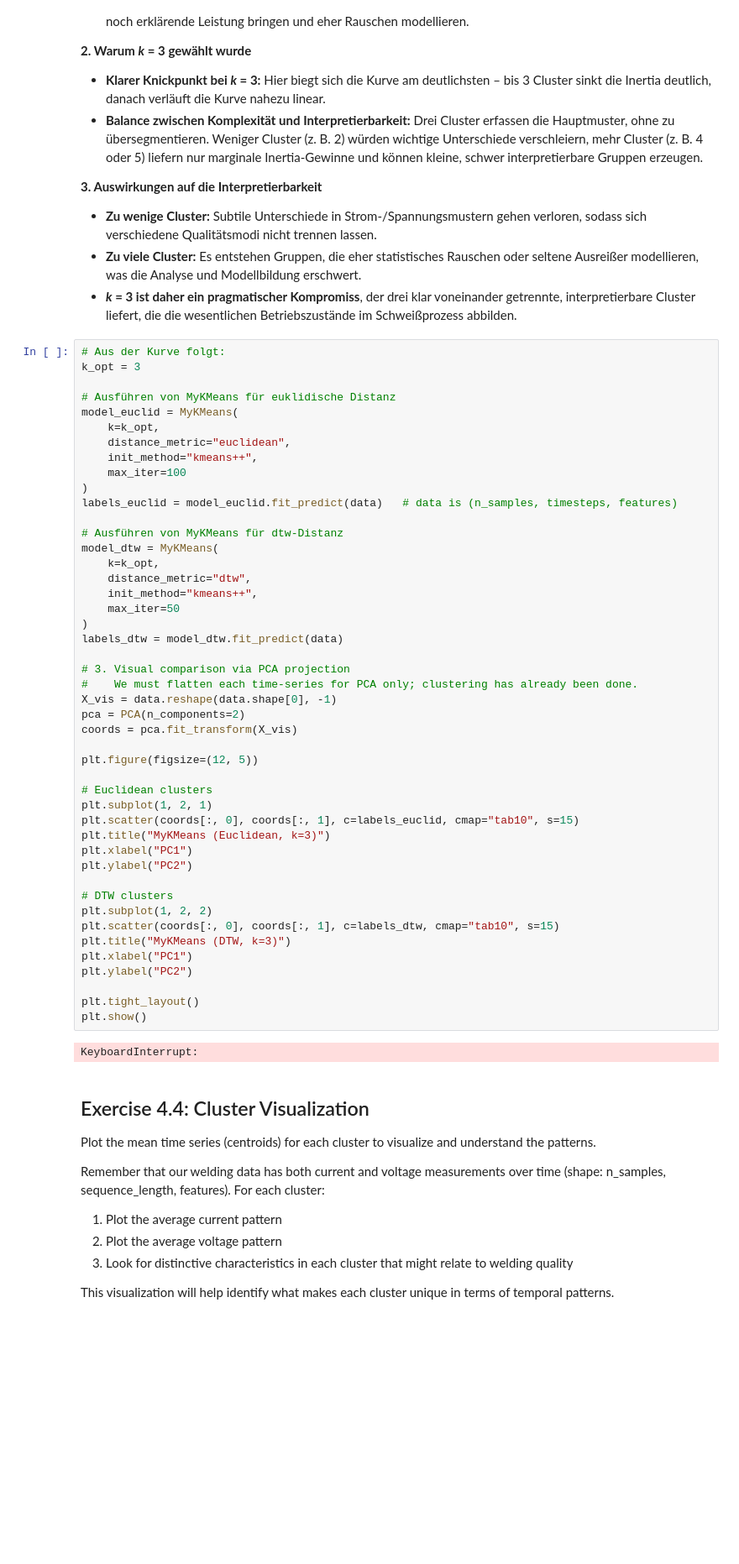
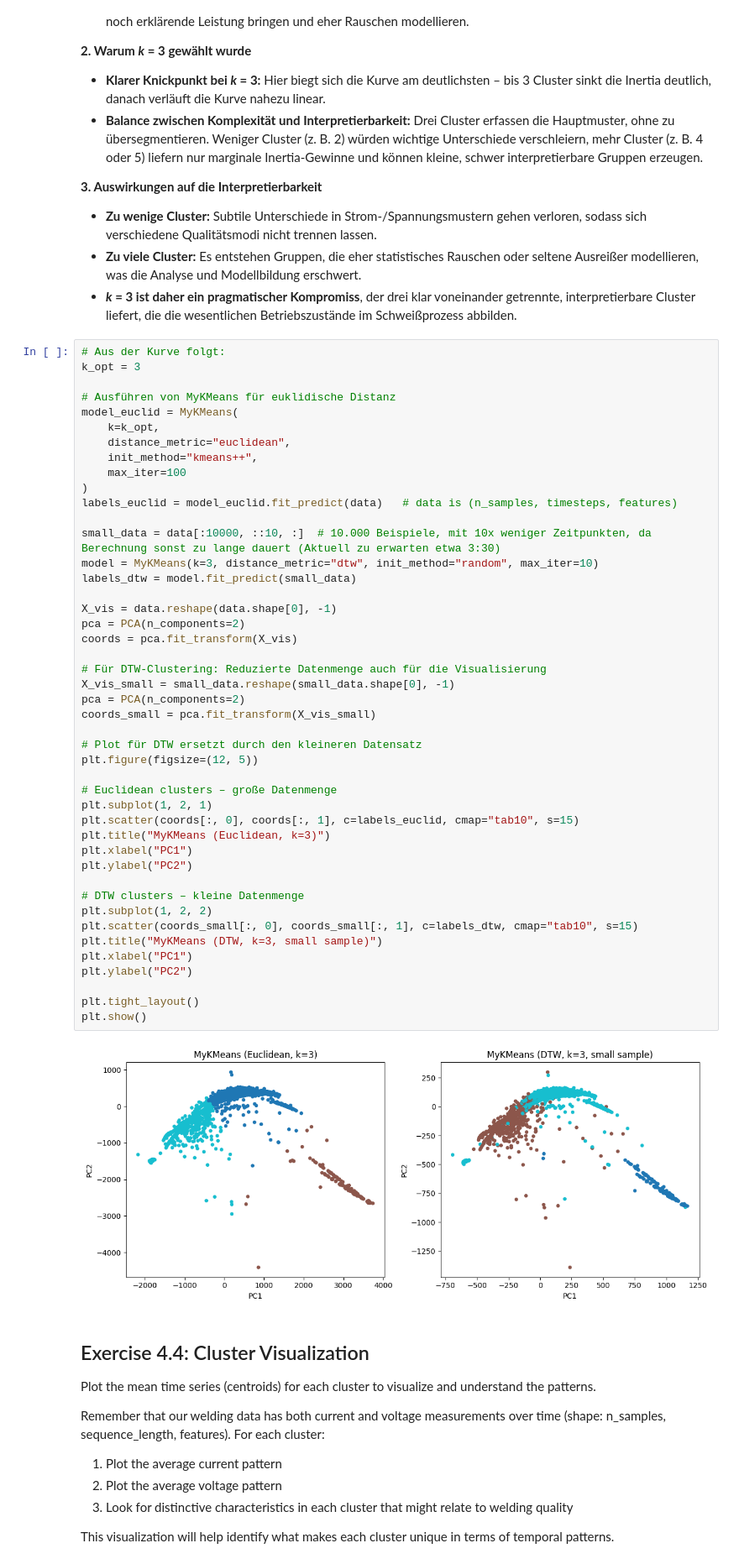
Before and after one commit to Lars-Hendrik2701/AMLProjectPart1, a Jupyter notebook: ex_04_clustering.ipynb, the cells around one changed output. Shown: that part at 84% size. Saved outputs shown, nothing was run; the diff lists cells and outputs as text; blank space fills up the shorter version.

```diff
--- a/ex_04_clustering.ipynb
+++ b/ex_04_clustering.ipynb
@@ -108,48 +108,47 @@ k_opt = 3
 
 # Ausführen von MyKMeans für euklidische Distanz
 model_euclid = MyKMeans(
     k=k_opt,
     distance_metric="euclidean",
     init_method="kmeans++",
     max_iter=100
 )
 labels_euclid = model_euclid.fit_predict(data)   # data is (n_samples, timesteps, features)
 
-# Ausführen von MyKMeans für dtw-Distanz
-model_dtw = MyKMeans(
-    k=k_opt,
-    distance_metric="dtw",
-    init_method="kmeans++",
-    max_iter=50
-)
-labels_dtw = model_dtw.fit_predict(data)
+small_data = data[:10000, ::10, :]  # 10.000 Beispiele, mit 10x weniger Zeitpunkten, da Berechnung sonst zu lange dauert (Aktuell zu erwarten etwa 3:30)
+model = MyKMeans(k=3, distance_metric="dtw", init_method="random", max_iter=10)
+labels_dtw = model.fit_predict(small_data)
 
-# 3. Visual comparison via PCA projection
-#    We must flatten each time-series for PCA only; clustering has already been done.
 X_vis = data.reshape(data.shape[0], -1)
 pca = PCA(n_components=2)
 coords = pca.fit_transform(X_vis)
 
+# Für DTW-Clustering: Reduzierte Datenmenge auch für die Visualisierung
+X_vis_small = small_data.reshape(small_data.shape[0], -1)
+pca = PCA(n_components=2)
+coords_small = pca.fit_transform(X_vis_small)
+
+# Plot für DTW ersetzt durch den kleineren Datensatz
 plt.figure(figsize=(12, 5))
 
-# Euclidean clusters
+# Euclidean clusters – große Datenmenge
 plt.subplot(1, 2, 1)
 plt.scatter(coords[:, 0], coords[:, 1], c=labels_euclid, cmap="tab10", s=15)
 plt.title("MyKMeans (Euclidean, k=3)")
 plt.xlabel("PC1")
 plt.ylabel("PC2")
 
-# DTW clusters
+# DTW clusters – kleine Datenmenge
 plt.subplot(1, 2, 2)
-plt.scatter(coords[:, 0], coords[:, 1], c=labels_dtw, cmap="tab10", s=15)
-plt.title("MyKMeans (DTW, k=3)")
+plt.scatter(coords_small[:, 0], coords_small[:, 1], c=labels_dtw, cmap="tab10", s=15)
+plt.title("MyKMeans (DTW, k=3, small sample)")
 plt.xlabel("PC1")
 plt.ylabel("PC2")
 
 plt.tight_layout()
 plt.show()
 # %% [output]
-KeyboardInterrupt:
+[figure, added]
 # %% [markdown]
 ## Exercise 4.4: Cluster Visualization
 
```
Also changed, not shown: parts of 1 cell of this notebook, 1 other file.
